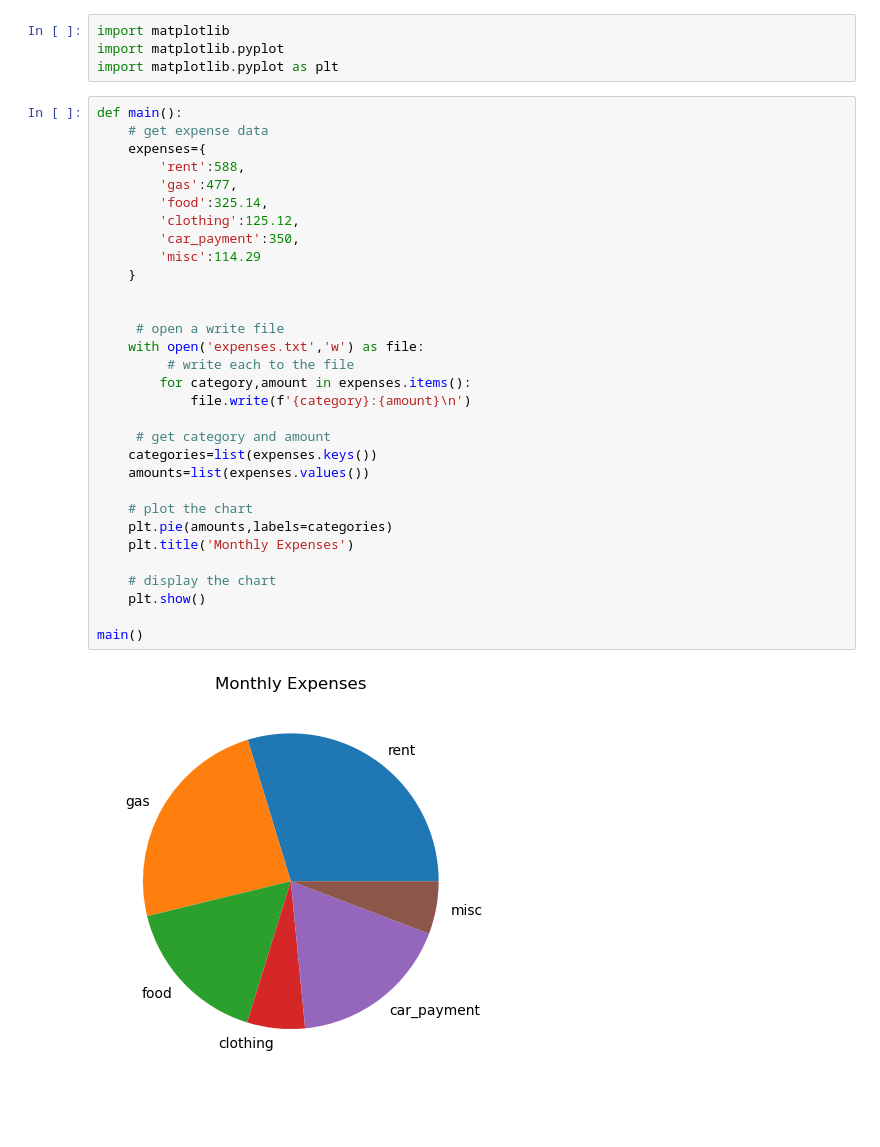
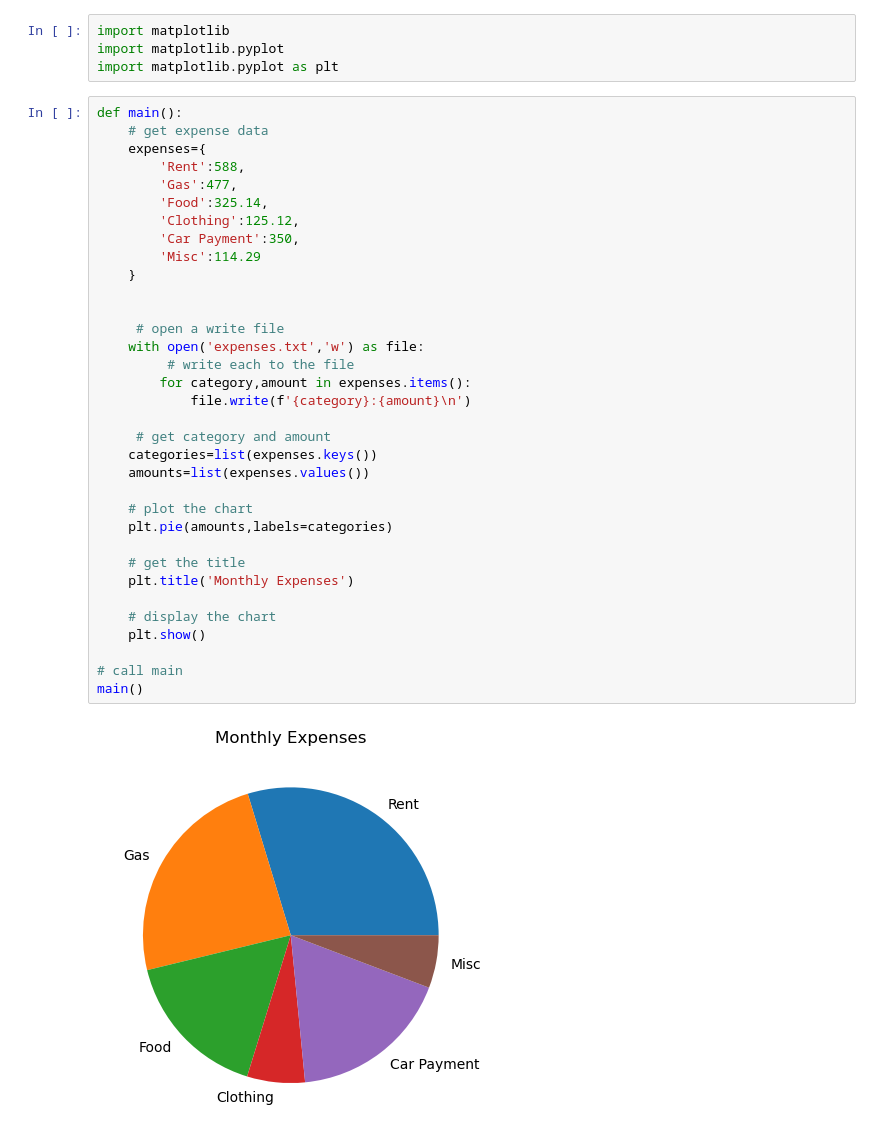
Before and after one commit to juddt2/Work-for-Coding, a Jupyter notebook: Chapter 7 Exercises.ipynb, the cells around one changed output. Cells and saved outputs as stored; diff of their text form; blank space fills up the shorter version.

```diff
--- a/Chapter 7 Exercises.ipynb
+++ b/Chapter 7 Exercises.ipynb
@@ -234,33 +235,36 @@ import matplotlib.pyplot as plt
 # %%
 def main():
     # get expense data
     expenses={
-        'rent':588,
-        'gas':477,
-        'food':325.14,
-        'clothing':125.12,
-        'car_payment':350,
-        'misc':114.29
+        'Rent':588,
+        'Gas':477,
+        'Food':325.14,
+        'Clothing':125.12,
+        'Car Payment':350,
+        'Misc':114.29
     }
 
 
      # open a write file
     with open('expenses.txt','w') as file:
          # write each to the file
         for category,amount in expenses.items():
             file.write(f'{category}:{amount}\n')
 
      # get category and amount
     categories=list(expenses.keys())
     amounts=list(expenses.values())
 
     # plot the chart
     plt.pie(amounts,labels=categories)
+
+    # get the title
     plt.title('Monthly Expenses')
 
     # display the chart
     plt.show()
 
+# call main
 main()
 # %% [output]
-[figure, old version]
+[figure, new version]
```
Also changed, not shown: parts of 2 cells of this notebook, 1 other file.
